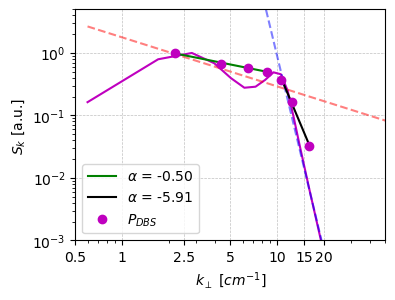
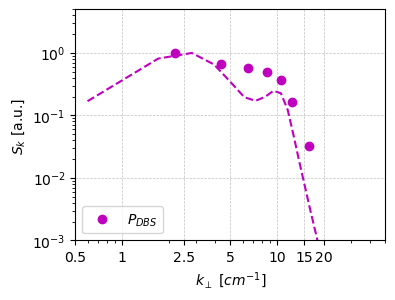
Code edit (unified diff) that turned the first committed figure into the second:
--- before
+++ after
@@ -1,27 +1,27 @@
 fig, ax = plt.subplots(figsize = (4, 3))
 # _kx, _ky = np.meshgrid(_kxl, _kyl, indexing = 'ij')
-ks, Sk = AngularAveragePSD(np.abs(fk2)**2, kx, ky)
-ax.loglog(ks * 1e-2,( Sk ) / (Sk ).max(), '-m')
-Sk /= Sk.max()
-cond = (ks  *1e-2> 2.5) & (ks *1e-2 <= 10) 
-m, b = np.polyfit(np.log10(ks[cond]), np.log10(Sk[cond]), 1)
-print(m)
-ax.loglog(ks * 1e-2, 10 ** b * ks ** m , '--r', alpha = 0.5)
+ks, Sk = AngularAveragePSD(np.abs(fk3)**2, kx, ky)
+ax.loglog(ks * 1e-2,( Sk ) / (Sk ).max(), '--m')
+# Sk /= Sk.max()
+# cond = (ks  *1e-2> 2.5) & (ks *1e-2 <= 10) 
+# m, b = np.polyfit(np.log10(ks[cond]), np.log10(Sk[cond]), 1)
+# print(m)
+# ax.loglog(ks * 1e-2, 10 ** b * ks ** m , '--r', alpha = 0.5)
 
-cond = (ks  *1e-2> 13) & (ks *1e-2 <= 30)  
-m, b = np.polyfit(np.log10(ks[cond]), np.log10(Sk[cond]), 1)
-print(m)
-ax.loglog(ks * 1e-2, 10 ** b * ks ** m, '--b' , alpha = 0.5)
+# cond = (ks  *1e-2> 13) & (ks *1e-2 <= 30)  
+# m, b = np.polyfit(np.log10(ks[cond]), np.log10(Sk[cond]), 1)
+# print(m)
+# ax.loglog(ks * 1e-2, 10 ** b * ks ** m, '--b' , alpha = 0.5)
 
 
-cond = (FWS_mixed_advection.kp <= 10)  
-m, b = np.polyfit(np.log10(FWS_mixed_advection.kp[cond]), np.log10(FWS_mixed_advection.Pdiff[cond]), 1)
-print(m)
-ax.loglog(FWS_mixed_advection.kp[cond] , (10 ** b * FWS_mixed_advection.kp[cond] ** m) / FWS_mixed_advection.Pdiff.max(), '-g' , label = r'$\alpha$ = %.2f' %m)
+# cond = (FWS_mixed_advection.kp <= 10)  
+# m, b = np.polyfit(np.log10(FWS_mixed_advection.kp[cond]), np.log10(FWS_mixed_advection.Pdiff[cond]), 1)
+# print(m)
+# ax.loglog(FWS_mixed_advection.kp[cond] , (10 ** b * FWS_mixed_advection.kp[cond] ** m) / FWS_mixed_advection.Pdiff.max(), '-g' , label = r'$\alpha$ = %.2f' %m)
 
-cond = (FWS_mixed_advection.kp > 10)  
-m, b = np.polyfit(np.log10(FWS_mixed_advection.kp[cond]), np.log10(FWS_mixed_advection.Pdiff[cond]), 1)
-print(m)
-ax.loglog(FWS_mixed_advection.kp[cond] , (10 ** b * FWS_mixed_advection.kp[cond] ** m) / FWS_mixed_advection.Pdiff.max(), '-k' , label = r'$\alpha$ = %.2f' %m)
+# cond = (FWS_mixed_advection.kp > 10)  
+# m, b = np.polyfit(np.log10(FWS_mixed_advection.kp[cond]), np.log10(FWS_mixed_advection.Pdiff[cond]), 1)
+# print(m)
+# ax.loglog(FWS_mixed_advection.kp[cond] , (10 ** b * FWS_mixed_advection.kp[cond] ** m) / FWS_mixed_advection.Pdiff.max(), '-k' , label = r'$\alpha$ = %.2f' %m)
 ax.loglog(FWS_mixed_advection.kp, FWS_mixed_advection.Pdiff / FWS_mixed_advection.Pdiff.max(), 'om', label = r'$P_{DBS}$')
 

Commit: FW2Dgui for analysis + read and visualize plot